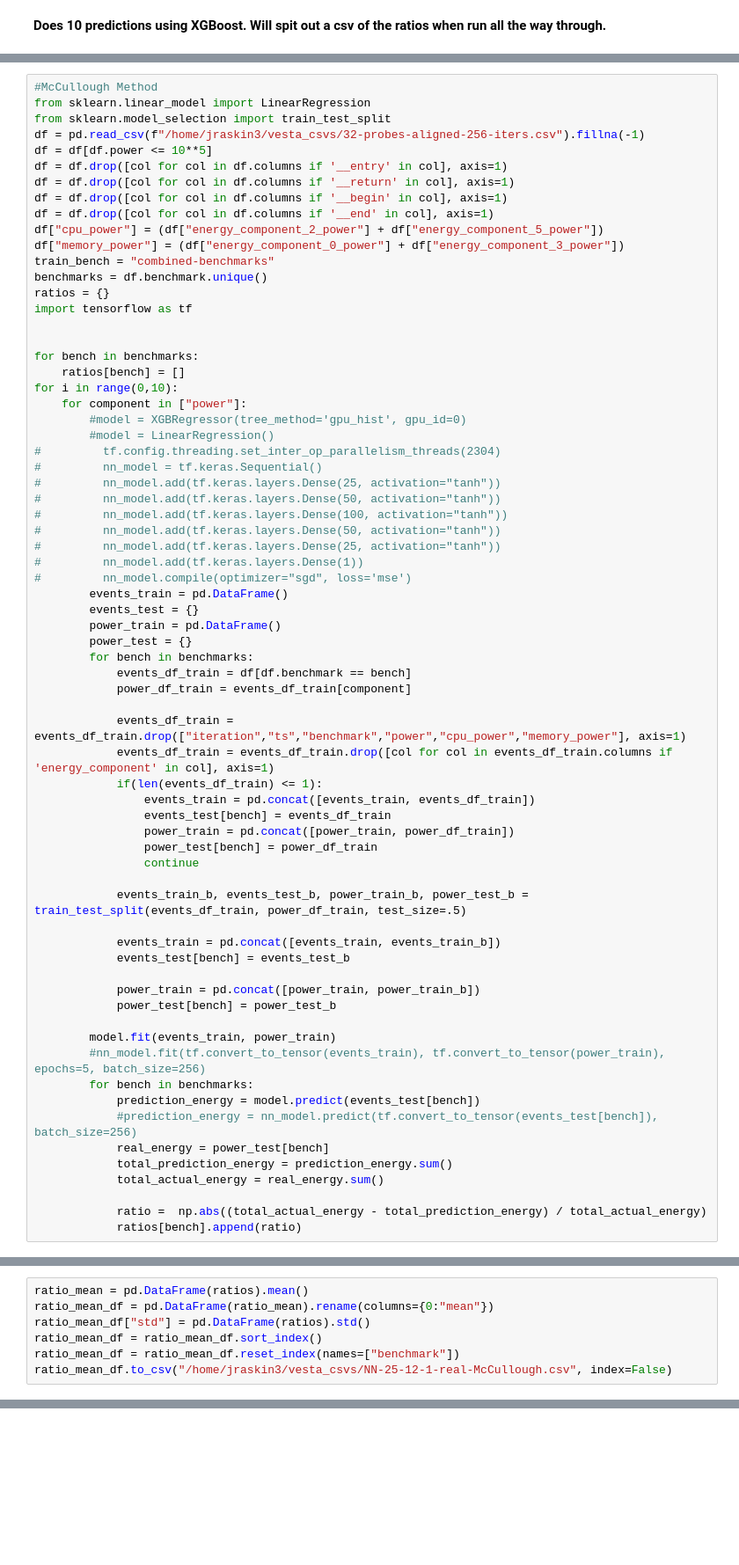
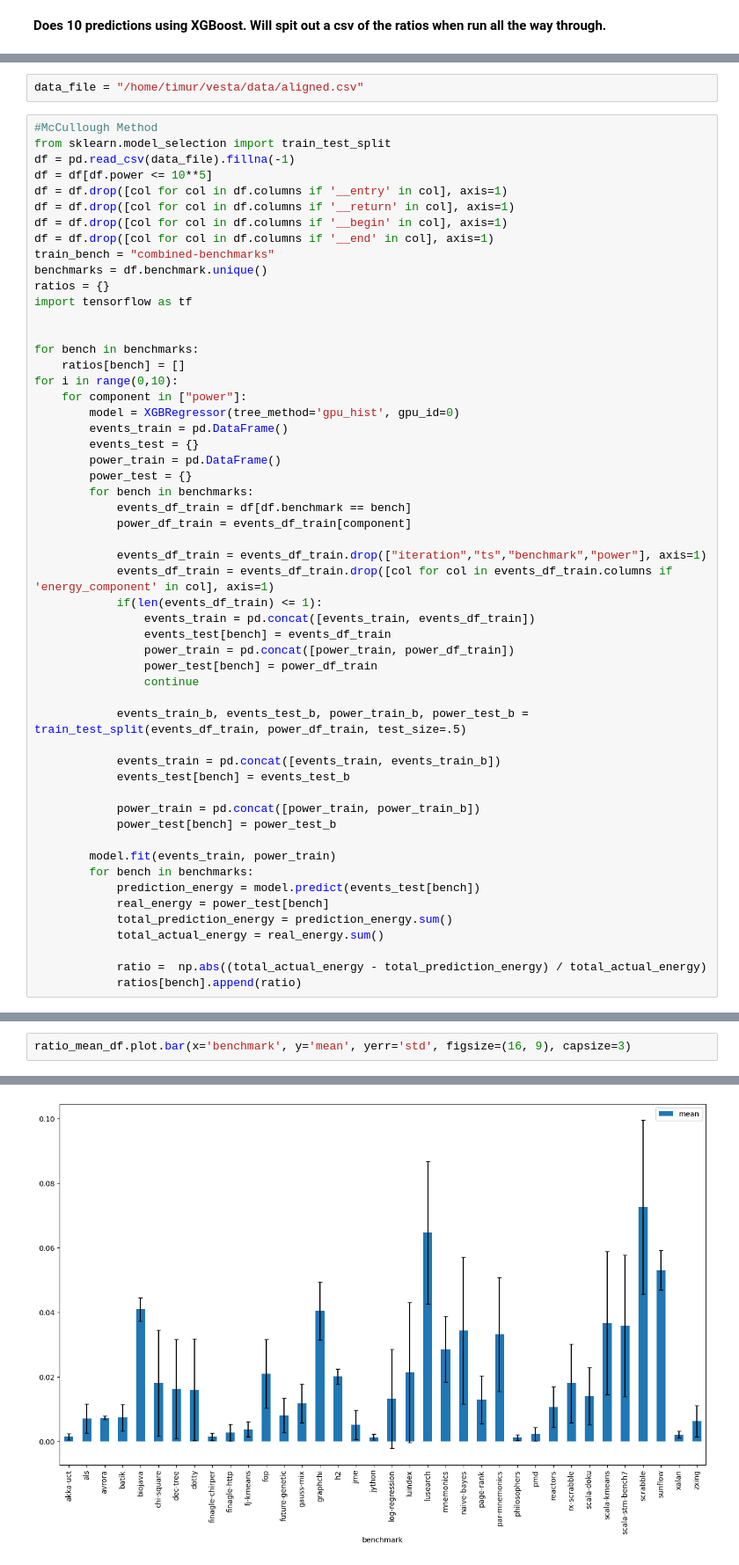
Before and after one commit to vesta-power-model/vesta, a Jupyter notebook: notebooks/vesta-prediction.ipynb, the cells around one changed output, grey strips where cells are left out. Shown: that part at 88% size. Saved outputs shown, nothing was run; the diff lists cells and outputs as text; blank space fills up the shorter version.

```diff
--- a/notebooks/vesta-prediction.ipynb
+++ b/notebooks/vesta-prediction.ipynb
@@ -8,15 +16,14 @@ import matplotlib.pyplot as plt
+# %%
+data_file = "/home/timur/vesta/data/aligned.csv"
 # %%
 #McCullough Method
-from sklearn.linear_model import LinearRegression
 from sklearn.model_selection import train_test_split
-df = pd.read_csv(f"/home/jraskin3/vesta_csvs/32-probes-aligned-256-iters.csv").fillna(-1)
+df = pd.read_csv(data_file).fillna(-1)
 df = df[df.power <= 10**5]
 df = df.drop([col for col in df.columns if '__entry' in col], axis=1)
 df = df.drop([col for col in df.columns if '__return' in col], axis=1)
 df = df.drop([col for col in df.columns if '__begin' in col], axis=1)
 df = df.drop([col for col in df.columns if '__end' in col], axis=1)
-df["cpu_power"] = (df["energy_component_2_power"] + df["energy_component_5_power"])
-df["memory_power"] = (df["energy_component_0_power"] + df["energy_component_3_power"])
 train_bench = "combined-benchmarks"
 benchmarks = df.benchmark.unique()
 ratios = {}
@@ -27,17 +34,7 @@ for bench in benchmarks:
     ratios[bench] = []
 for i in range(0,10):
     for component in ["power"]:
-        #model = XGBRegressor(tree_method='gpu_hist', gpu_id=0)
-        #model = LinearRegression()
-#         tf.config.threading.set_inter_op_parallelism_threads(2304)
-#         nn_model = tf.keras.Sequential()
-#         nn_model.add(tf.keras.layers.Dense(25, activation="tanh"))
-#         nn_model.add(tf.keras.layers.Dense(50, activation="tanh"))
-#         nn_model.add(tf.keras.layers.Dense(100, activation="tanh"))
-#         nn_model.add(tf.keras.layers.Dense(50, activation="tanh"))
-#         nn_model.add(tf.keras.layers.Dense(25, activation="tanh"))
-#         nn_model.add(tf.keras.layers.Dense(1))
-#         nn_model.compile(optimizer="sgd", loss='mse')
+        model = XGBRegressor(tree_method='gpu_hist', gpu_id=0)
         events_train = pd.DataFrame()
         events_test = {}
         power_train = pd.DataFrame()
@@ -46,7 +43,7 @@ for i in range(0,10):
             events_df_train = df[df.benchmark == bench]
             power_df_train = events_df_train[component]
 
-            events_df_train = events_df_train.drop(["iteration","ts","benchmark","power","cpu_power","memory_power"], axis=1)
+            events_df_train = events_df_train.drop(["iteration","ts","benchmark","power"], axis=1)
             events_df_train = events_df_train.drop([col for col in events_df_train.columns if 'energy_component' in col], axis=1)
             if(len(events_df_train) <= 1):
                 events_train = pd.concat([events_train, events_df_train])
@@ -64,10 +61,8 @@ for i in range(0,10):
             power_test[bench] = power_test_b
 
         model.fit(events_train, power_train)
-        #nn_model.fit(tf.convert_to_tensor(events_train), tf.convert_to_tensor(power_train), epochs=5, batch_size=256)
         for bench in benchmarks:
             prediction_energy = model.predict(events_test[bench])
-            #prediction_energy = nn_model.predict(tf.convert_to_tensor(events_test[bench]), batch_size=256)
             real_energy = power_test[bench]
             total_prediction_energy = prediction_energy.sum()
             total_actual_energy = real_energy.sum()
@@ -243,7 +96,0 @@ events_test.columns
-# %%
-ratio_mean = pd.DataFrame(ratios).mean()
-ratio_mean_df = pd.DataFrame(ratio_mean).rename(columns={0:"mean"})
-ratio_mean_df["std"] = pd.DataFrame(ratios).std()
-ratio_mean_df = ratio_mean_df.sort_index()
-ratio_mean_df = ratio_mean_df.reset_index(names=["benchmark"])
-ratio_mean_df.to_csv("/home/jraskin3/vesta_csvs/NN-25-12-1-real-McCullough.csv", index=False)
@@ -368,0 +117,3 @@ print(f'''
+# %%
+ratio_mean_df.plot.bar(x='benchmark', y='mean', yerr='std', figsize=(16, 9), capsize=3)
+# %% [output]
@@ -368,0 +121 @@ print(f'''
+[figure, added]
```
Also changed, not shown: parts of 25 cells of this notebook, 36 other files.
